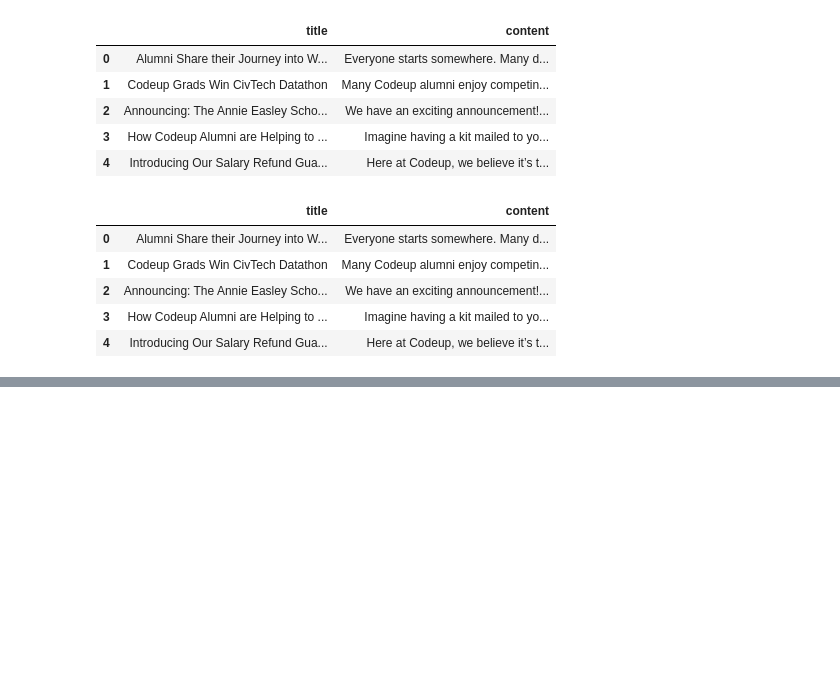
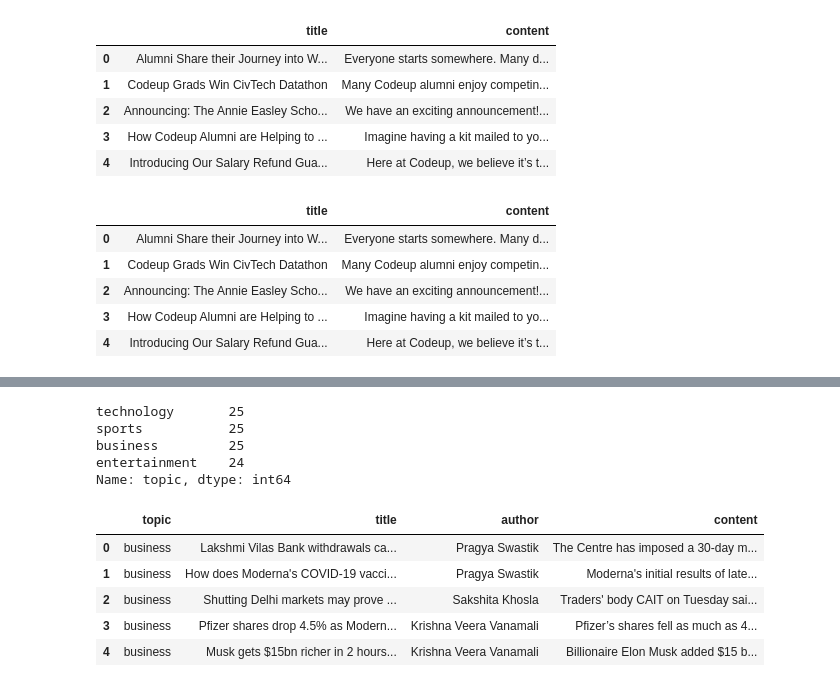
Before and after one commit to Yongliang-Shi/natural-language-processing-exercises, a Jupyter notebook: acquire.ipynb, the cells around one changed output, grey strips where cells are left out. Saved outputs shown, nothing was run; the diff lists cells and outputs as text; code cells hidden in the pictures; blank space fills up the shorter version.

```diff
--- a/acquire.ipynb
+++ b/acquire.ipynb
@@ -308,0 +465,21 @@ category.text
+# %%
+# Count the articles in each topic
+df.topic.value_counts()
+# %% [output]
+technology       25
+sports           25
+business         25
+entertainment    24
+Name: topic, dtype: int64
+# %%
+# Test the function to read in the df from 'articles.csv'
+
+df = get_news_articles(cached=True)
+df.head()
+# %% [output]
+|  | topic | title | author | content |
+| 0 | business | Lakshmi Vilas Bank withdrawals ca... | Pragya Swastik | The Centre has imposed a 30-day m... |
+| 1 | business | How does Moderna's COVID-19 vacci... | Pragya Swastik | Moderna's initial results of late... |
+| 2 | business | Shutting Delhi markets may prove ... | Sakshita Khosla | Traders' body CAIT on Tuesday sai... |
+| 3 | business | Pfizer shares drop 4.5% as Modern... | Krishna Veera Vanamali | Pfizer’s shares fell as much as 4... |
+| 4 | business | Musk gets $15bn richer in 2 hours... | Krishna Veera Vanamali | Billionaire Elon Musk added $15 b... |
```
Also changed, not shown: parts of 25 cells of this notebook.
